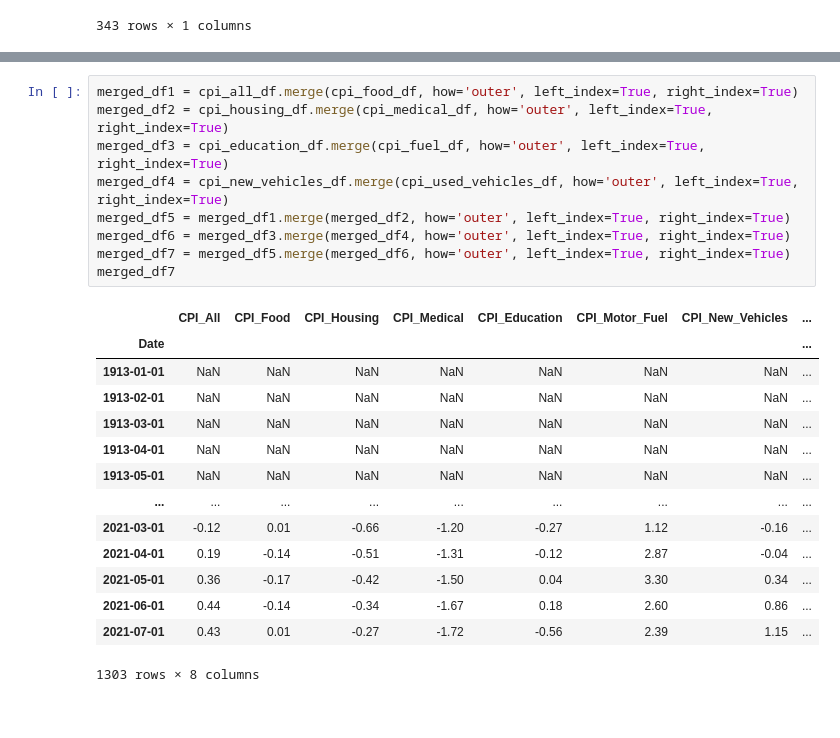
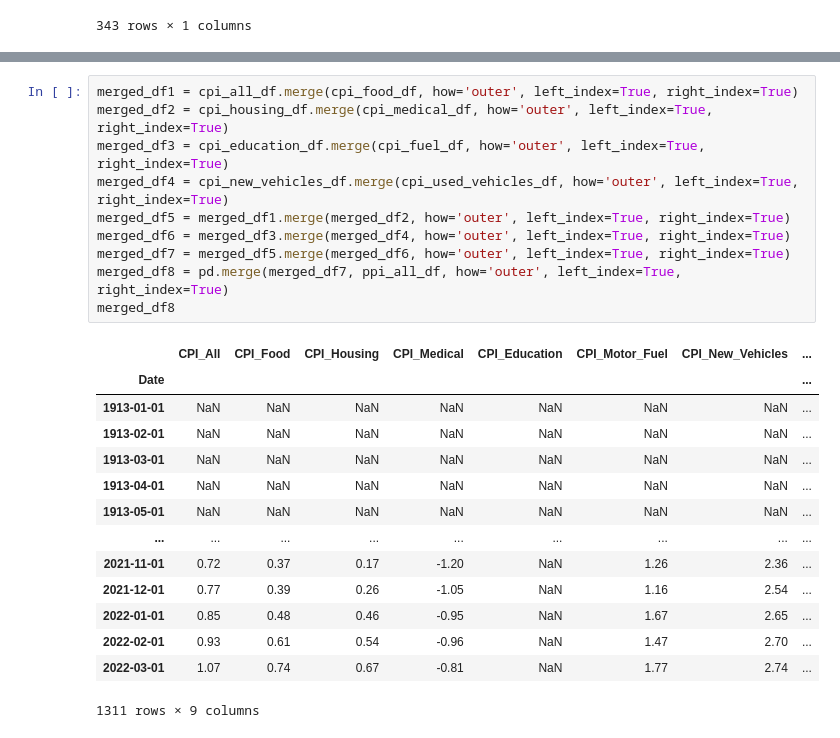
Before and after one commit to obsessedquant/Economic_Indicators, a Jupyter notebook: Inflation_Indicators.ipynb, the cells around one changed output, grey strips where cells are left out. Drawn from its saved outputs; the diff is of its cells as text.

```diff
--- a/Inflation_Indicators.ipynb
+++ b/Inflation_Indicators.ipynb
@@ -595,25 +596,26 @@ cpi_used_vehicles_df
 # %%
 merged_df1 = cpi_all_df.merge(cpi_food_df, how='outer', left_index=True, right_index=True)
 merged_df2 = cpi_housing_df.merge(cpi_medical_df, how='outer', left_index=True, right_index=True)
 merged_df3 = cpi_education_df.merge(cpi_fuel_df, how='outer', left_index=True, right_index=True)
 merged_df4 = cpi_new_vehicles_df.merge(cpi_used_vehicles_df, how='outer', left_index=True, right_index=True)
 merged_df5 = merged_df1.merge(merged_df2, how='outer', left_index=True, right_index=True)
 merged_df6 = merged_df3.merge(merged_df4, how='outer', left_index=True, right_index=True)
 merged_df7 = merged_df5.merge(merged_df6, how='outer', left_index=True, right_index=True)
-merged_df7
+merged_df8 = pd.merge(merged_df7, ppi_all_df, how='outer', left_index=True, right_index=True)
+merged_df8
 # %% [output]
 |  | CPI_All | CPI_Food | CPI_Housing | CPI_Medical | CPI_Education | CPI_Motor_Fuel | CPI_New_Vehicles | ... |
 | Date |  |  |  |  |  |  |  | ... |
 | 1913-01-01 | NaN | NaN | NaN | NaN | NaN | NaN | NaN | ... |
 | 1913-02-01 | NaN | NaN | NaN | NaN | NaN | NaN | NaN | ... |
 | 1913-03-01 | NaN | NaN | NaN | NaN | NaN | NaN | NaN | ... |
 | 1913-04-01 | NaN | NaN | NaN | NaN | NaN | NaN | NaN | ... |
 | 1913-05-01 | NaN | NaN | NaN | NaN | NaN | NaN | NaN | ... |
 | ... | ... | ... | ... | ... | ... | ... | ... | ... |
-| 2021-03-01 | -0.12 | 0.01 | -0.66 | -1.20 | -0.27 | 1.12 | -0.16 | ... |
-| 2021-04-01 | 0.19 | -0.14 | -0.51 | -1.31 | -0.12 | 2.87 | -0.04 | ... |
-| 2021-05-01 | 0.36 | -0.17 | -0.42 | -1.50 | 0.04 | 3.30 | 0.34 | ... |
-| 2021-06-01 | 0.44 | -0.14 | -0.34 | -1.67 | 0.18 | 2.60 | 0.86 | ... |
-| 2021-07-01 | 0.43 | 0.01 | -0.27 | -1.72 | -0.56 | 2.39 | 1.15 | ... |
+| 2021-11-01 | 0.72 | 0.37 | 0.17 | -1.20 | NaN | 1.26 | 2.36 | ... |
+| 2021-12-01 | 0.77 | 0.39 | 0.26 | -1.05 | NaN | 1.16 | 2.54 | ... |
+| 2022-01-01 | 0.85 | 0.48 | 0.46 | -0.95 | NaN | 1.67 | 2.65 | ... |
+| 2022-02-01 | 0.93 | 0.61 | 0.54 | -0.96 | NaN | 1.47 | 2.70 | ... |
+| 2022-03-01 | 1.07 | 0.74 | 0.67 | -0.81 | NaN | 1.77 | 2.74 | ... |
-1303 rows × 8 columns
+1311 rows × 9 columns
 # %%
```
Also changed, not shown: parts of 12 cells of this notebook, 8 other files.
